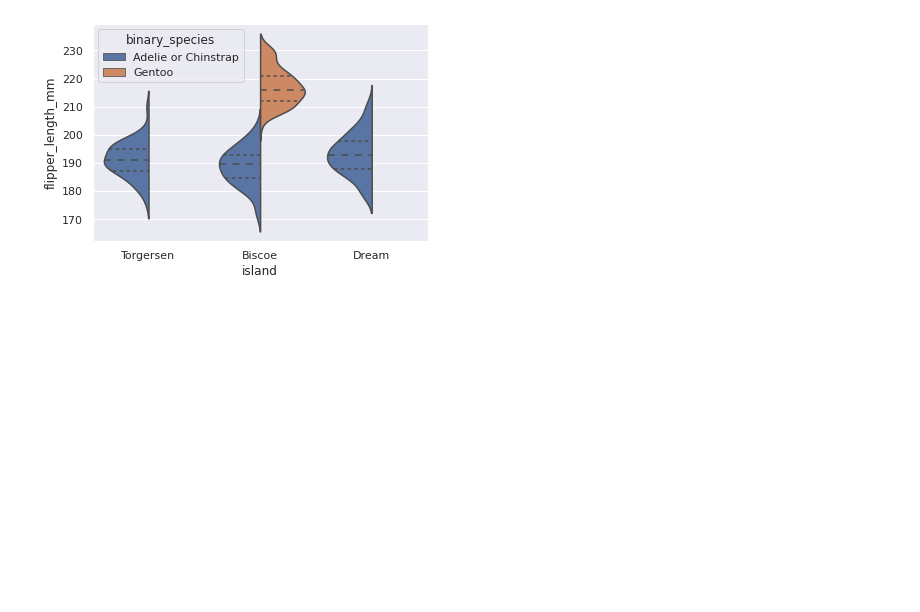
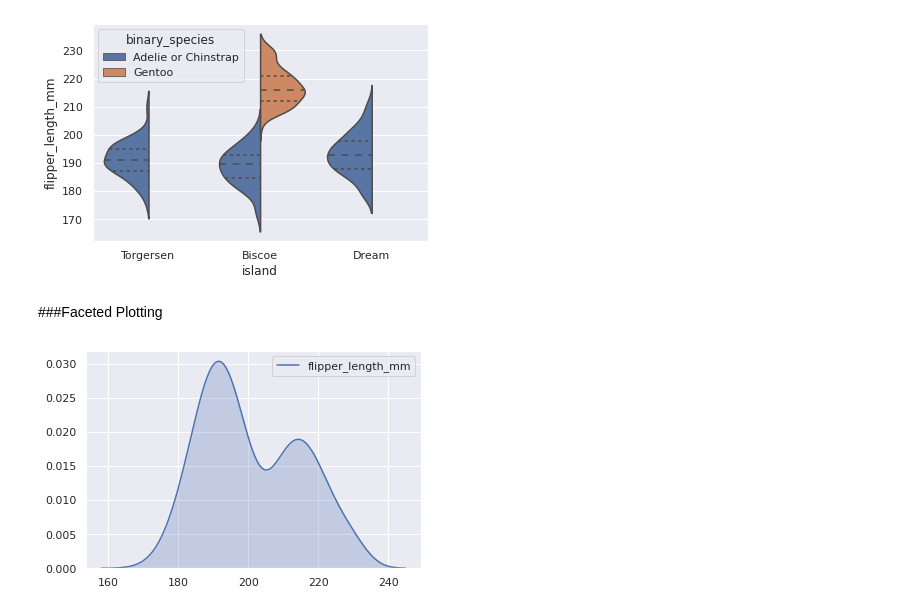
Before and after one commit to swami-gait/Foundations_of_datascience, a Jupyter notebook: FDS_WK11_DataViz.ipynb, the cells around one changed output. Drawn from its saved outputs; the diff is of its cells as text; code cells hidden in the pictures; blank space fills up the shorter version.

```diff
--- a/FDS_WK11_DataViz.ipynb
+++ b/FDS_WK11_DataViz.ipynb
@@ -862,3 +865,9 @@ p
 sns.violinplot(x='island',y='flipper_length_mm',hue='binary_species',split=True,inner='quartile',data=p);
 # %% [output]
 [figure]
+# %% [markdown]
+###Faceted Plotting
+# %%
+sns.kdeplot(p.flipper_length_mm,shade=True);
+# %% [output]
+[figure, added]
```
Also changed, not shown: parts of 66 cells of this notebook.
